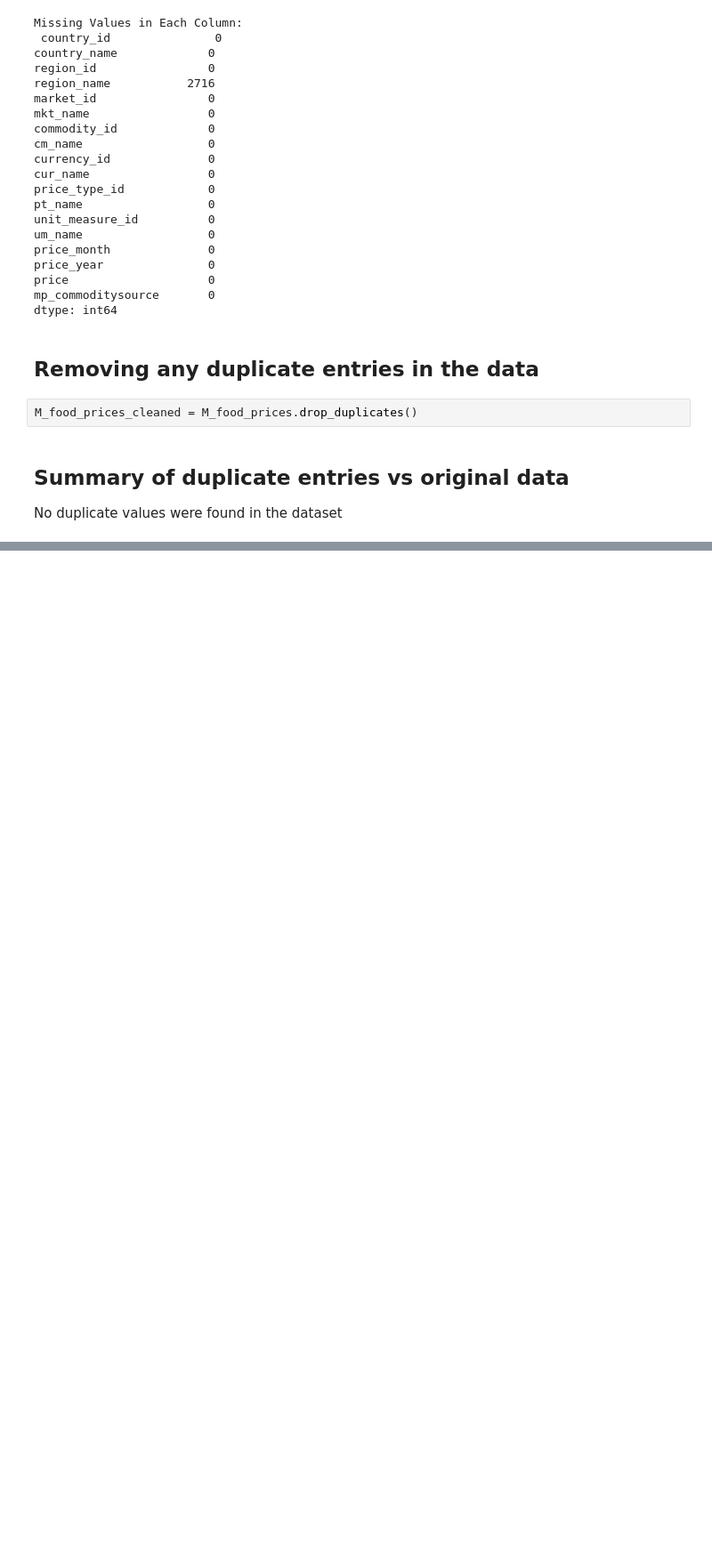
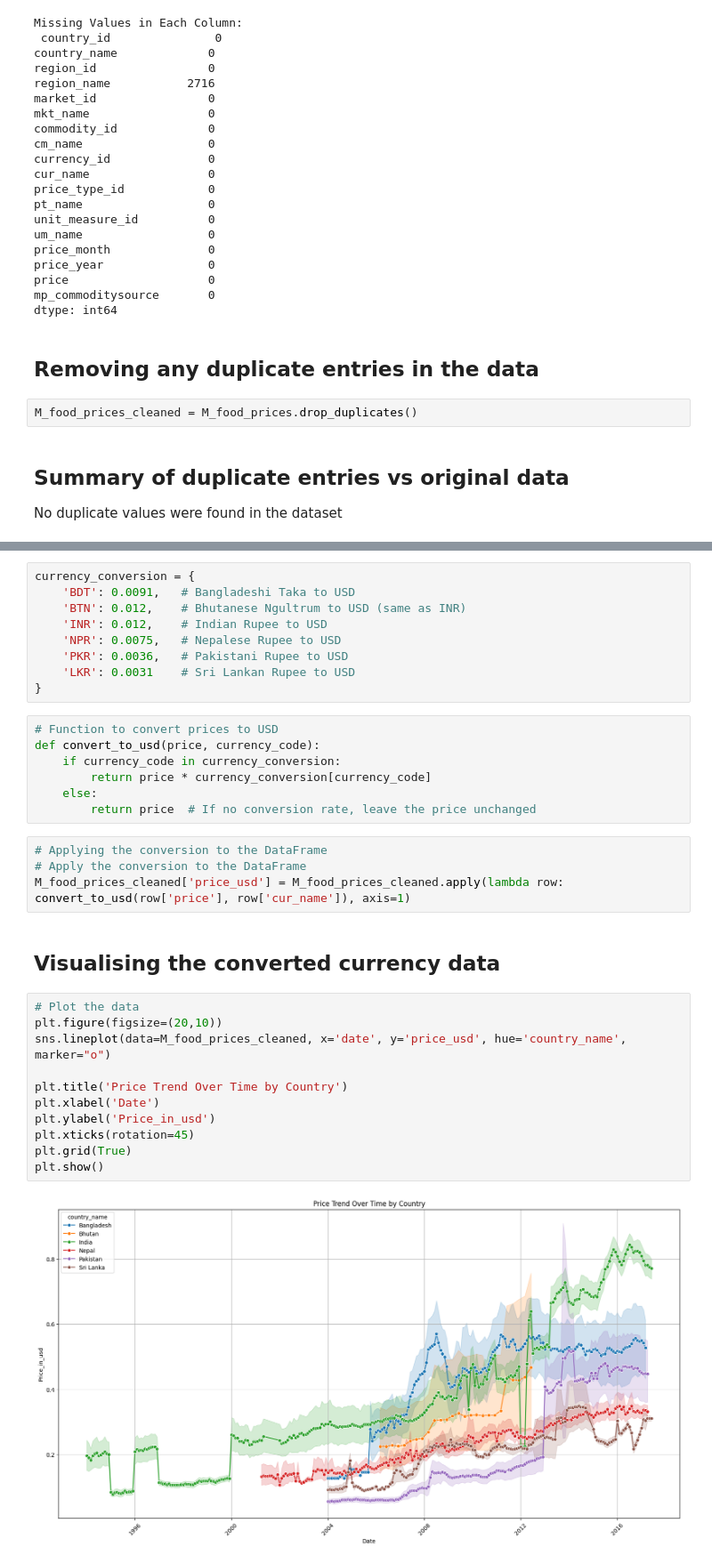
Before and after one commit to raghuveerv/CommodityPricePredictor, a Jupyter notebook: Raghuveer-Explore.ipynb, the cells around one changed output, grey strips where cells are left out. Shown: that part at 89% size. Saved outputs shown, nothing was run; the diff lists cells and outputs as text; blank space fills up the shorter version.

```diff
--- a/Raghuveer-Explore.ipynb
+++ b/Raghuveer-Explore.ipynb
@@ -114,0 +139,35 @@ Passing `palette` without assigning `hue` is deprecated and will be removed in v
+# %%
+currency_conversion = {
+    'BDT': 0.0091,   # Bangladeshi Taka to USD
+    'BTN': 0.012,    # Bhutanese Ngultrum to USD (same as INR)
+    'INR': 0.012,    # Indian Rupee to USD
+    'NPR': 0.0075,   # Nepalese Rupee to USD
+    'PKR': 0.0036,   # Pakistani Rupee to USD
+    'LKR': 0.0031    # Sri Lankan Rupee to USD
+}
+# %%
+# Function to convert prices to USD
+def convert_to_usd(price, currency_code):
+    if currency_code in currency_conversion:
+        return price * currency_conversion[currency_code]
+    else:
+        return price  # If no conversion rate, leave the price unchanged
+# %%
+# Applying the conversion to the DataFrame
+# Apply the conversion to the DataFrame
+M_food_prices_cleaned['price_usd'] = M_food_prices_cleaned.apply(lambda row: convert_to_usd(row['price'], row['cur_name']), axis=1)
+# %% [markdown]
+## Visualising the converted currency data
+# %%
+# Plot the data
+plt.figure(figsize=(20,10))
+sns.lineplot(data=M_food_prices_cleaned, x='date', y='price_usd', hue='country_name', marker="o")
+
+plt.title('Price Trend Over Time by Country')
+plt.xlabel('Date')
+plt.ylabel('Price_in_usd')
+plt.xticks(rotation=45)
+plt.grid(True)
+plt.show()
+# %% [output]
+[figure, added]
```
Also changed, not shown: parts of 14 cells of this notebook, 1 other file.
